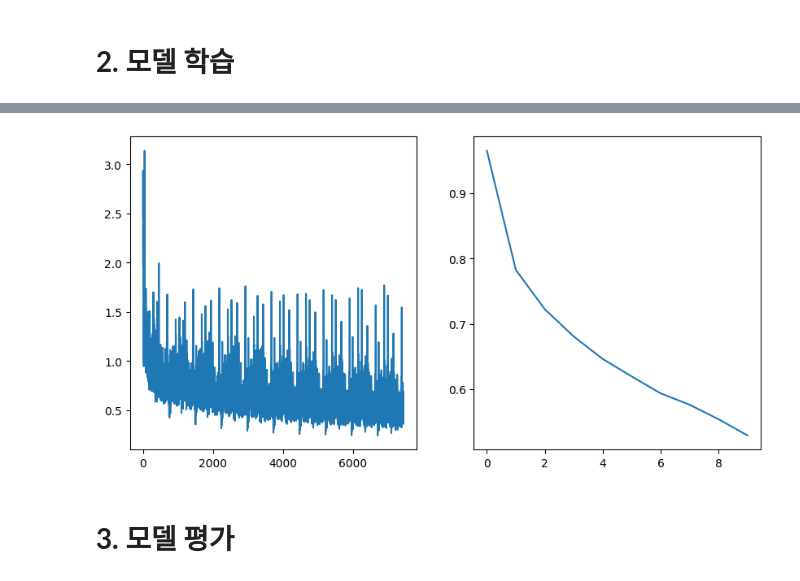
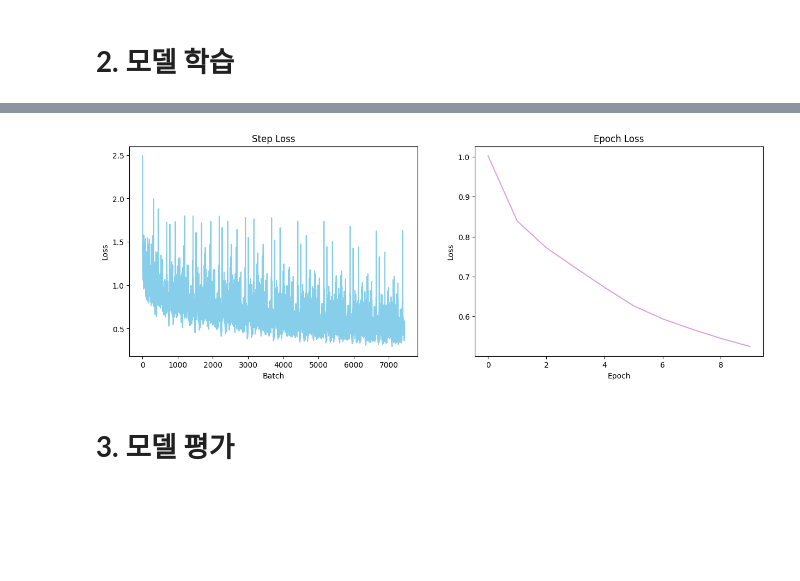
Before and after one commit to ssonyo/24-2_DS_assignment, a Jupyter notebook: Week_03/SOL_Assignment.ipynb, the cells around one changed output, grey strips where cells are left out. Cells and saved outputs as stored; diff of their text form; code cells hidden in the pictures; blank space fills up the shorter version.

```diff
--- a/Week_03/SOL_Assignment.ipynb
+++ b/Week_03/SOL_Assignment.ipynb
@@ -183,10 +277,10 @@ device = torch.device('cuda' if torch.cuda.is_available() else 'cpu')
 
 ## 하이퍼파라미터 자율설정
 
-batch_size = 제로
+batch_size = 4
 
-epochs = 제리
-lr = 제제
+epochs = 10
+lr = 0.01
 
 dataset = CityscapeDataset(train_dir, label_model)
 data_loader = DataLoader(dataset, batch_size = batch_size)
@@ -199,8 +293,8 @@ criterion = nn.CrossEntropyLoss()
 optimizer = optim.Adam(model.parameters(), lr = lr)
 
 
-step_losses = []
-epoch_losses = []
+step_losses = []  # loss in batch
+epoch_losses = [] # loss in epoch
 
 for epoch in tqdm(range(epochs)) :
   epoch_loss = 0
@@ -224,10 +318,21 @@ print(epoch_losses)
-# %%
-##TODO
-loss plot 그리기
-
-plt.show()
-# %% [output]
-[figure, removed]
+# %%
+##TODO draw a plot!
+
+fig, axes = plt.subplots(1, 2, figsize=(15, 5))
+
+axes[0].plot(step_losses, color='skyblue')
+axes[0].set_title('Step Loss')
+axes[0].set_xlabel('Batch')
+axes[0].set_ylabel('Loss')
+
+axes[1].plot(epoch_losses, color='plum')
+axes[1].set_title('Epoch Loss')
+axes[1].set_xlabel('Epoch')
+axes[1].set_ylabel('Loss')
+
+plt.show()
+# %% [output]
+[figure, added]
 # %%
 model_name = "UNet.pth"
 torch.save(model.state_dict(), root_path + model_name)
```
Also changed, not shown: parts of 14 cells of this notebook.
